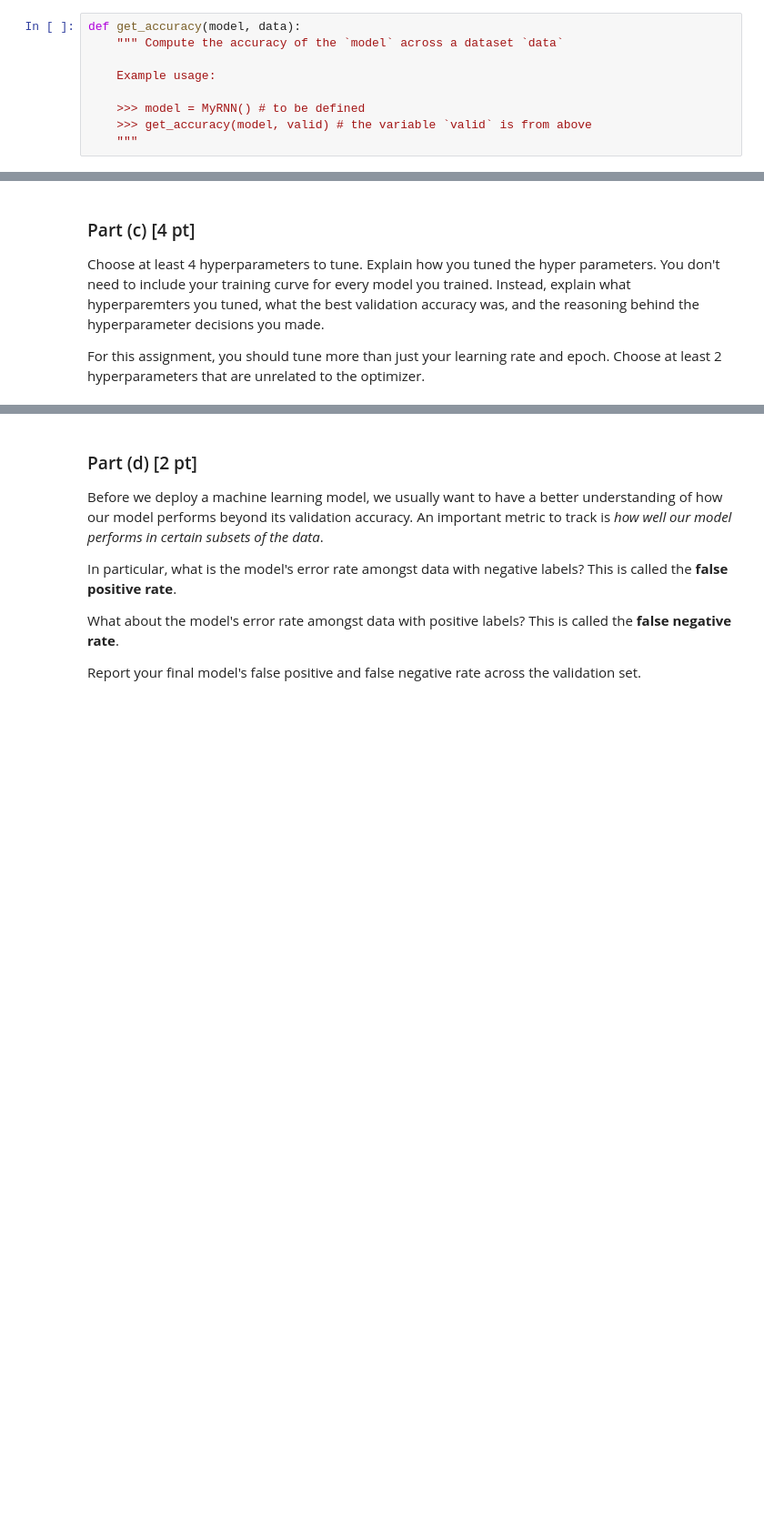
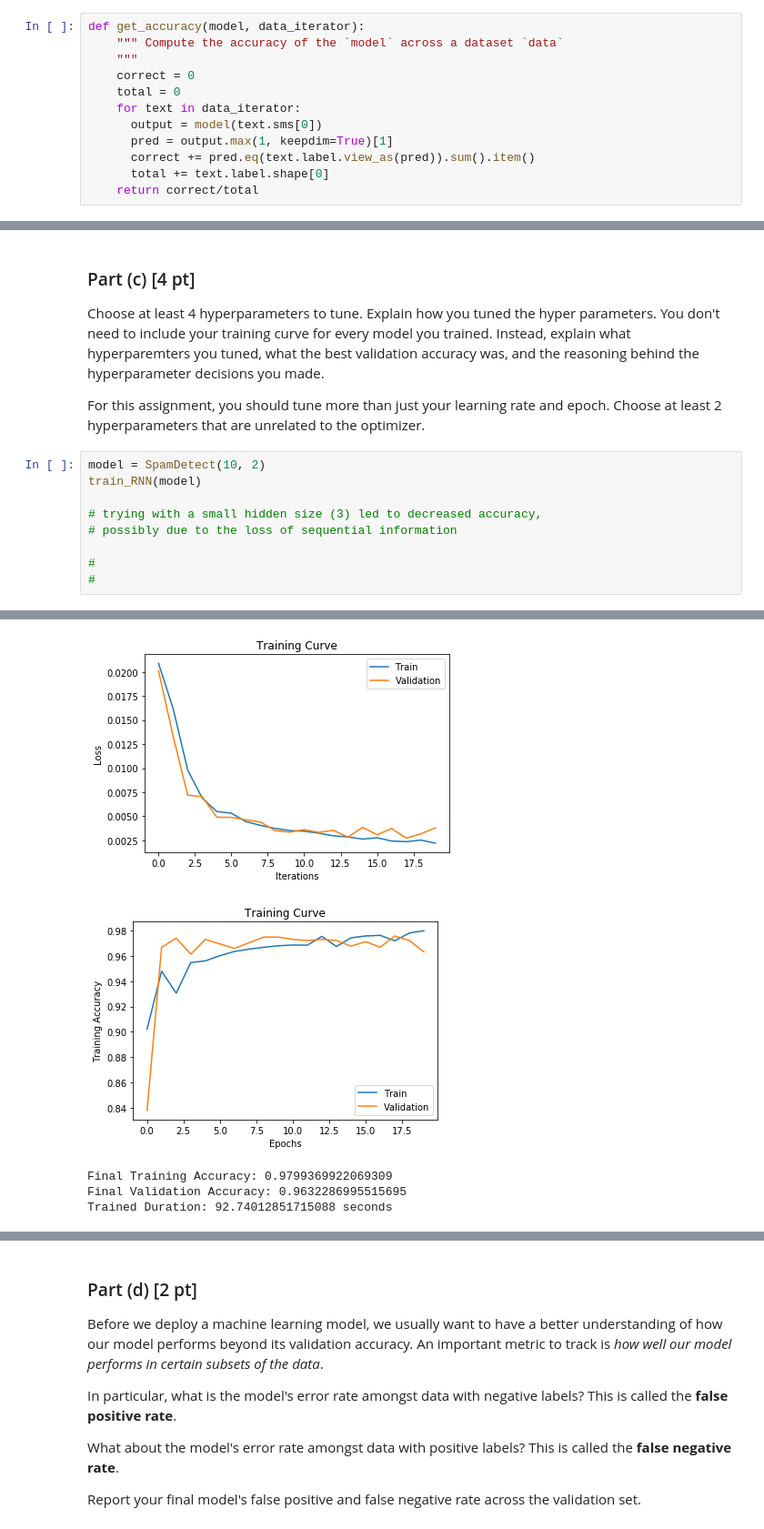
Before and after one commit to yangjimmy/APS360, a Jupyter notebook: Lab_5_Spam_Detection.ipynb, the cells around one changed output, grey strips where cells are left out. Shown at 91% size. Drawn from its saved outputs; the diff is of its cells as text; blank space fills up the shorter version.

Commit message:
corrected empty file

```diff
--- a/Lab_5_Spam_Detection.ipynb
+++ b/Lab_5_Spam_Detection.ipynb
@@ -226,15 +347,18 @@ accuracy (rate) of your model across a dataset (e.g. validation set).
 You may modify the
 You may use `torchtext.data.BucketIterator` to make your computation
 faster.
-# %%
-def get_accuracy(model, data):
-    """ Compute the accuracy of the `model` across a dataset `data`
-
-    Example usage:
-
-    >>> model = MyRNN() # to be defined
-    >>> get_accuracy(model, valid) # the variable `valid` is from above
-    """
+# %%
+def get_accuracy(model, data_iterator):
+    """ Compute the accuracy of the `model` across a dataset `data`
+    """
+    correct = 0
+    total = 0
+    for text in data_iterator:
+      output = model(text.sms[0])
+      pred = output.max(1, keepdim=True)[1]
+      correct += pred.eq(text.label.view_as(pred)).sum().item()
+      total += text.label.shape[0]
+    return correct/total
 # %% [markdown]
 ### Part (b) [4 pt]
 
@@ -256,3 +454,13 @@ and the reasoning behind the hyperparameter decisions you made.
 
 For this assignment, you should tune more than just your learning rate and epoch.
 Choose at least 2 hyperparameters that are unrelated to the optimizer.
+# %%
+model = SpamDetect(10, 2)
+train_RNN(model)
+
+# trying with a small hidden size (3) led to decreased accuracy,
+# possibly due to the loss of sequential information
+
+#
+#
+# %% [output]
@@ -258,0 +487,5 @@ Choose at least 2 hyperparameters that are unrelated to the optimizer.
+[figure, added]
+[figure, added]
+Final Training Accuracy: 0.9799369922069309
+Final Validation Accuracy: 0.9632286995515695
+Trained Duration: 92.74012851715088 seconds
```
Also changed, not shown: parts of 32 cells of this notebook.
